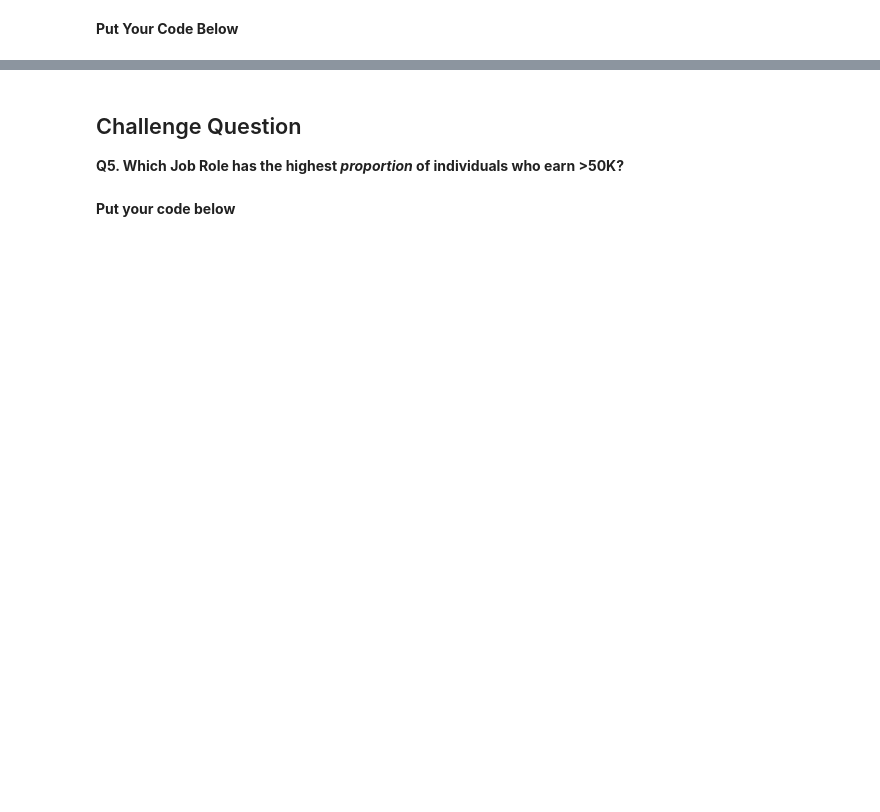
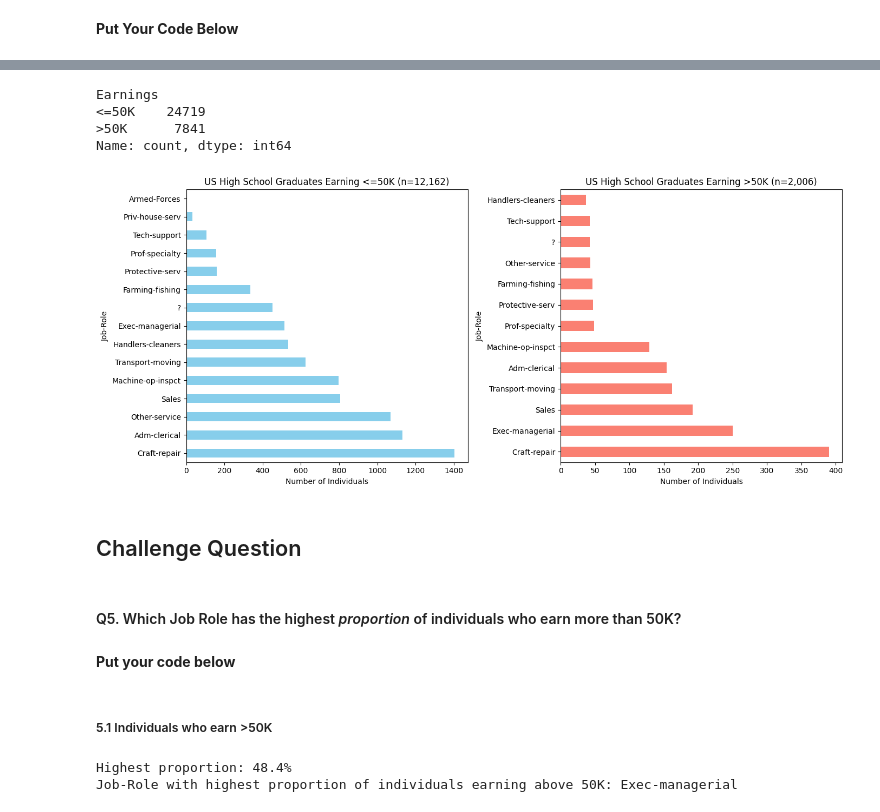
Before and after one commit to christinedbaxter/sb-python-test, a Jupyter notebook: Mock Interview Python Student Facing Questions .ipynb, the cells around one changed output, grey strips where cells are left out. Saved outputs shown, nothing was run; the diff lists cells and outputs as text; code cells hidden in the pictures; blank space fills up the shorter version.

Commit message:
answering questions, completing the take-home test

```diff
--- a/Mock Interview Python Student Facing Questions .ipynb
+++ b/Mock Interview Python Student Facing Questions .ipynb
@@ -95,7 +96,8 @@ E.g. State-Gov becomes Employment Type, Bachelors becomes Degree Status, etc.
 <b> Put your code below </b>
 # %%
 # Rename all columns as specified
-filtered_adult_census_df.columns = ['Employment Type', 'Degree Status', 'Marriage-Status', 'Job-Role', 'Family-Role', 'Ethnicity', 'Gender', 'Country', 'Earnings']
+filtered_adult_census_df.columns = ['Employment Type', 'Degree Status', 'Marriage-Status', 'Job-Role',
+                                    'Family-Role', 'Ethnicity', 'Gender', 'Country', 'Earnings']
 
 # Review the data frame again
 filtered_adult_census_df.head()
@@ -148,0 +192,3 @@ Please note you will be looking specifically at the *Job Role* column
+# %%
+# Strip the whitespace characters from the values in all columns in the dataframe
+stripped_df = filtered_adult_census_df.apply(lambda x: x.str.strip() if x.dtype == "object" else x)
@@ -149,6 +239,62 @@ Please note you will be looking specifically at the *Job Role* column
+# %%
+# Create a filter for US High School graduates
+us_hs_grad_filter = (stripped_df['Degree Status'] == 'HS-grad') & (stripped_df['Country'] == 'United-States')
+# %%
+# View unique values of 'Earnings' column
+stripped_df['Earnings'].value_counts()
+# %% [output]
+Earnings
+<=50K    24719
+>50K      7841
+Name: count, dtype: int64
+# %%
+# Count the number of US high school graduates earning above and below 50K
+count_lte_50k = stripped_df[us_hs_grad_filter & (stripped_df['Earnings'] == '<=50K')]['Job-Role'].value_counts()
+count_gt_50k = stripped_df[us_hs_grad_filter & (stripped_df['Earnings'] == '>50K')]['Job-Role'].value_counts()
+
+# Plotting the data
+fig, ax = plt.subplots(nrows=1, ncols=2, figsize=(14,6))
+
+# Create a bar plot for count of US high school graduates earning below or equal to 50K
+count_lte_50k.plot(kind='barh', ax=ax[0], color='skyblue')
+ax[0].set_title('US High School Graduates Earning <=50K (n=12,162)')
+ax[0].set_xlabel('Number of Individuals')
+ax[0].set_ylabel('Job-Role')
+
+# Create a bar plot for count of US high school graduates earning above 50K
+count_gt_50k.plot(kind='barh', ax=ax[1], color='salmon')
+ax[1].set_title('US High School Graduates Earning >50K (n=2,006)')
+ax[1].set_xlabel('Number of Individuals')
+ax[1].set_ylabel('Job-Role')
+
+# Display the plots
+plt.tight_layout()
+plt.show()
+# %% [output]
+[figure, added]
+# %% [markdown]
+<H2> Challenge Question </H2>
 # %% [markdown]
-<H2> Challenge Question </H2>
-
-<b> Q5. Which Job Role has the highest <i> proportion </i> of individuals who earn >50K? </b>
+<h4>Q5. Which Job Role has the highest <i> proportion </i> of individuals who earn  more than 50K?</h4>
 # %% [markdown]
 <b> Put your code below </b>
+# %% [markdown]
+<h5>5.1 Individuals who earn >50K</h5>
+# %%
+# Number of individuals earning above 50K
+n_greater_50k = stripped_df[stripped_df['Earnings'] == '>50K']['Job-Role'].value_counts()
+
+# Number of individuals below or equal to 50K
+n_at_most_50k = stripped_df[stripped_df['Earnings'] == '<=50K']['Job-Role'].value_counts()
+
+# Percentage of individuals earning above 50K
+greater_percent =  round(n_greater_50k / (n_greater_50k + n_at_most_50k) * 100, 2)
+
+# Print the highest percent value in 'greater_percent' series
+print("Highest proportion: {}%".format(greater_percent.max()))
+
+# Print the highest percentage value and the corresponding Job-Role where the percentage is achieved
+print("Job-Role with highest proportion of individuals earning above 50K: {}".format(greater_percent.idxmax()))
+# %% [output]
+Highest proportion: 48.4%
+Job-Role with highest proportion of individuals earning above 50K: Exec-managerial
```
Also changed, not shown: parts of 18 cells of this notebook.
